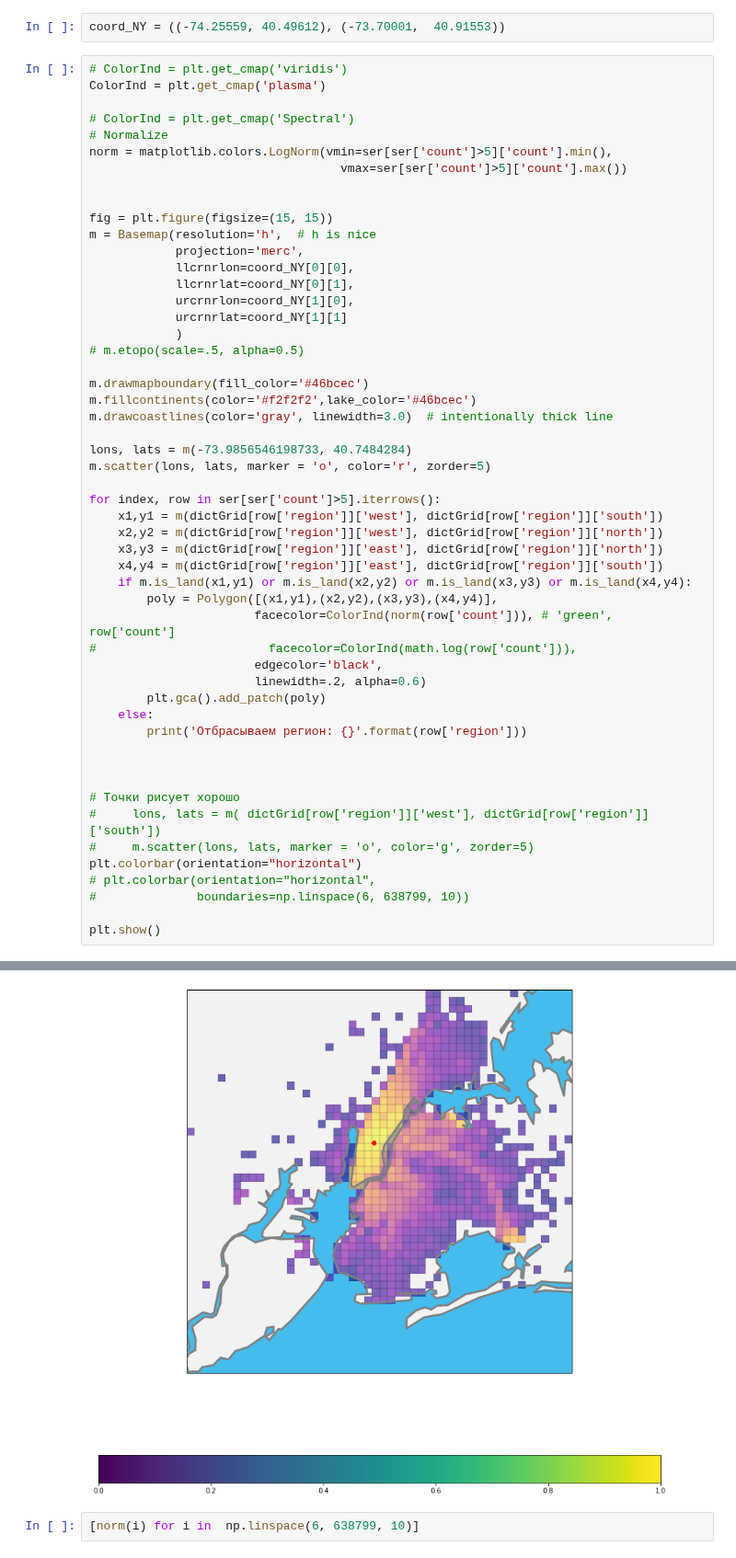
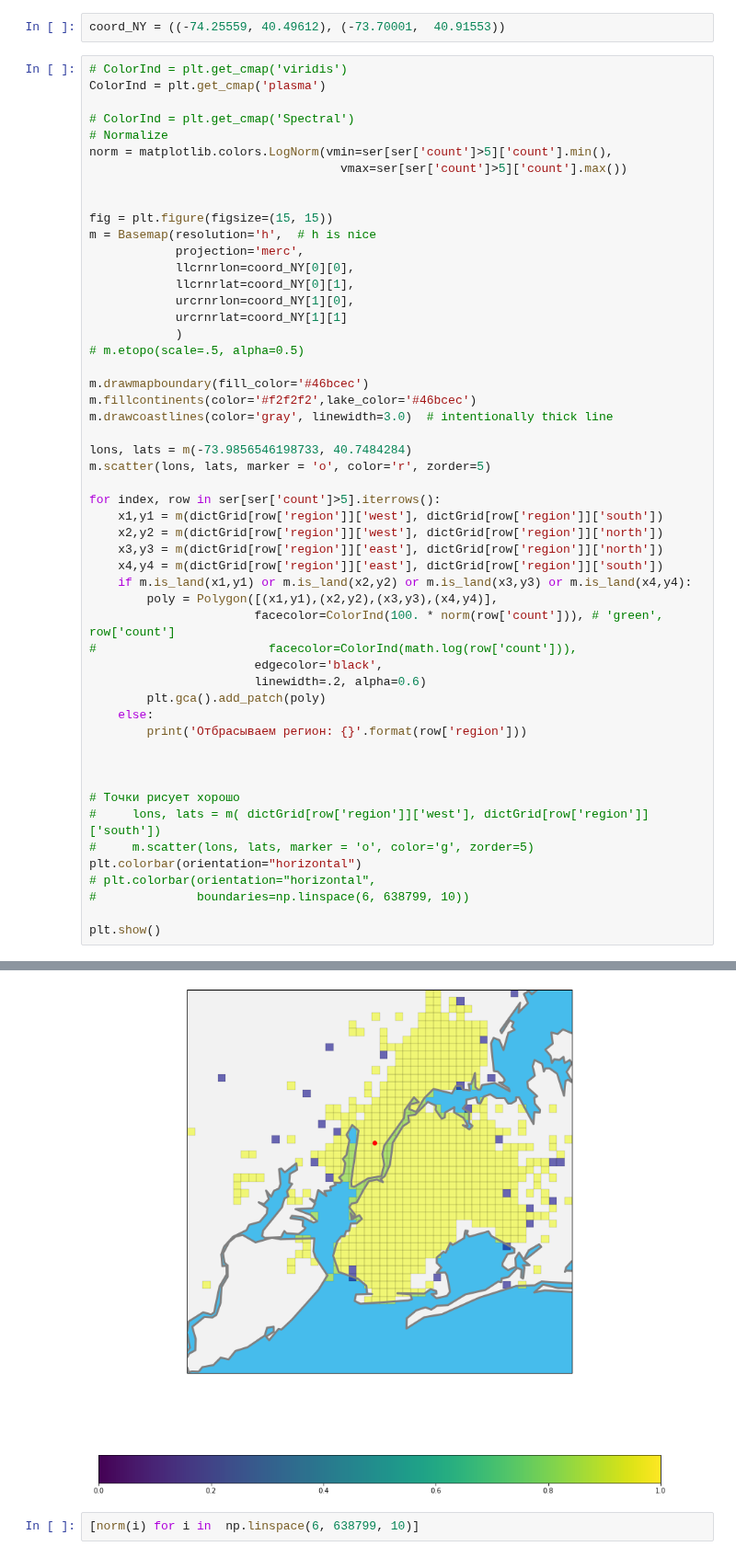
Before and after one commit to dminikorenb/DataLearning, a Jupyter notebook: 3-Taxi/dminik6_part3_w2.ipynb, the cells around one changed output, grey strips where cells are left out. Shown at 92% size. Drawn from its saved outputs; the diff is of its cells as text.

```diff
--- a/3-Taxi/dminik6_part3_w2.ipynb
+++ b/3-Taxi/dminik6_part3_w2.ipynb
@@ -108,7 +105,7 @@ for index, row in ser[ser['count']>5].iterrows():
     x4,y4 = m(dictGrid[row['region']]['east'], dictGrid[row['region']]['south'])
     if m.is_land(x1,y1) or m.is_land(x2,y2) or m.is_land(x3,y3) or m.is_land(x4,y4):
         poly = Polygon([(x1,y1),(x2,y2),(x3,y3),(x4,y4)],
-                       facecolor=ColorInd(norm(row['count'])), # 'green', row['count']
+                       facecolor=ColorInd(100. * norm(row['count'])), # 'green', row['count']
 #                        facecolor=ColorInd(math.log(row['count'])),
                        edgecolor='black',
                        linewidth=.2, alpha=0.6)
@@ -131,7 +129,7 @@ The dedent function was deprecated in Matplotlib 3.1 and will be removed in 3.3.
 Отбрасываем регион: 1081.0
 Отбрасываем регион: 2037.0
 Отбрасываем регион: 2091.0
-[figure, old version]
+[figure, new version]
 # %%
 [norm(i) for i in  np.linspace(6, 638799, 10)]
 # %% [output]
```
Also changed, not shown: parts of 10 cells of this notebook.
